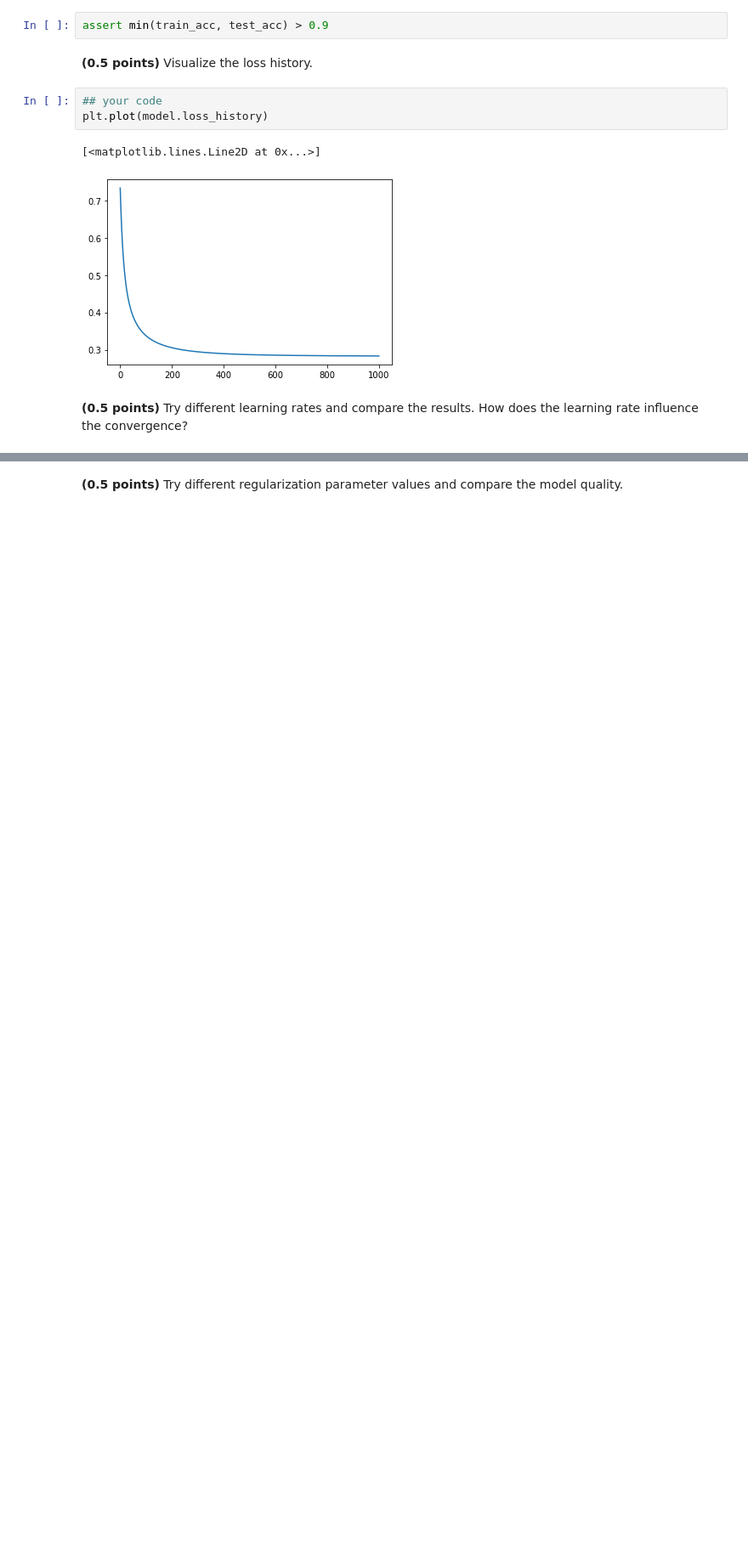
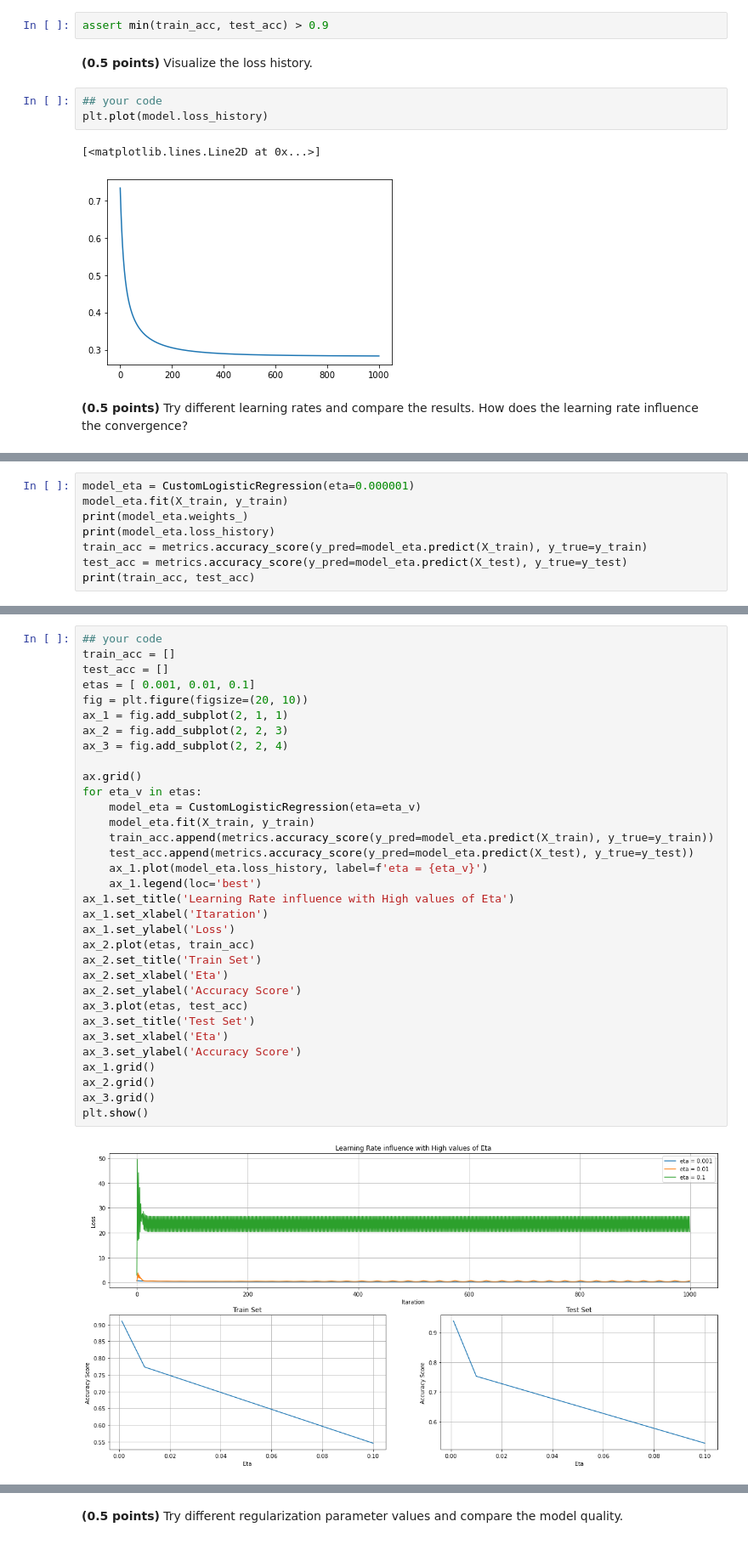
Before and after one commit to AlenaChechun/ml_intro_2, a Jupyter notebook: 5_classification_linear_knn/hw_classification.ipynb, the cells around one changed output, grey strips where cells are left out. Shown: that part at 85% size. Cells and saved outputs as stored; diff of their text form; blank space fills up the shorter version.

```diff
--- a/5_classification_linear_knn/hw_classification.ipynb
+++ b/5_classification_linear_knn/hw_classification.ipynb
@@ -247,0 +302,8 @@ plt.plot(model.loss_history)
+# %%
+model_eta = CustomLogisticRegression(eta=0.000001)
+model_eta.fit(X_train, y_train)
+print(model_eta.weights_)
+print(model_eta.loss_history)
+train_acc = metrics.accuracy_score(y_pred=model_eta.predict(X_train), y_true=y_train)
+test_acc = metrics.accuracy_score(y_pred=model_eta.predict(X_test), y_true=y_test)
+print(train_acc, test_acc)
@@ -247,0 +324,35 @@ plt.plot(model.loss_history)
+# %%
+## your code
+train_acc = []
+test_acc = []
+etas = [ 0.001, 0.01, 0.1]
+fig = plt.figure(figsize=(20, 10))
+ax_1 = fig.add_subplot(2, 1, 1)
+ax_2 = fig.add_subplot(2, 2, 3)
+ax_3 = fig.add_subplot(2, 2, 4)
+
+ax.grid()
+for eta_v in etas:
+    model_eta = CustomLogisticRegression(eta=eta_v)
+    model_eta.fit(X_train, y_train)
+    train_acc.append(metrics.accuracy_score(y_pred=model_eta.predict(X_train), y_true=y_train))
+    test_acc.append(metrics.accuracy_score(y_pred=model_eta.predict(X_test), y_true=y_test))
+    ax_1.plot(model_eta.loss_history, label=f'eta = {eta_v}')
+    ax_1.legend(loc='best')
+ax_1.set_title('Learning Rate influence with High values of Eta')
+ax_1.set_xlabel('Itaration')
+ax_1.set_ylabel('Loss')
+ax_2.plot(etas, train_acc)
+ax_2.set_title('Train Set')
+ax_2.set_xlabel('Eta')
+ax_2.set_ylabel('Accuracy Score')
+ax_3.plot(etas, test_acc)
+ax_3.set_title('Test Set')
+ax_3.set_xlabel('Eta')
+ax_3.set_ylabel('Accuracy Score')
+ax_1.grid()
+ax_2.grid()
+ax_3.grid()
+plt.show()
+# %% [output]
+[figure, added]
```
Also changed, not shown: parts of 104 cells of this notebook.
